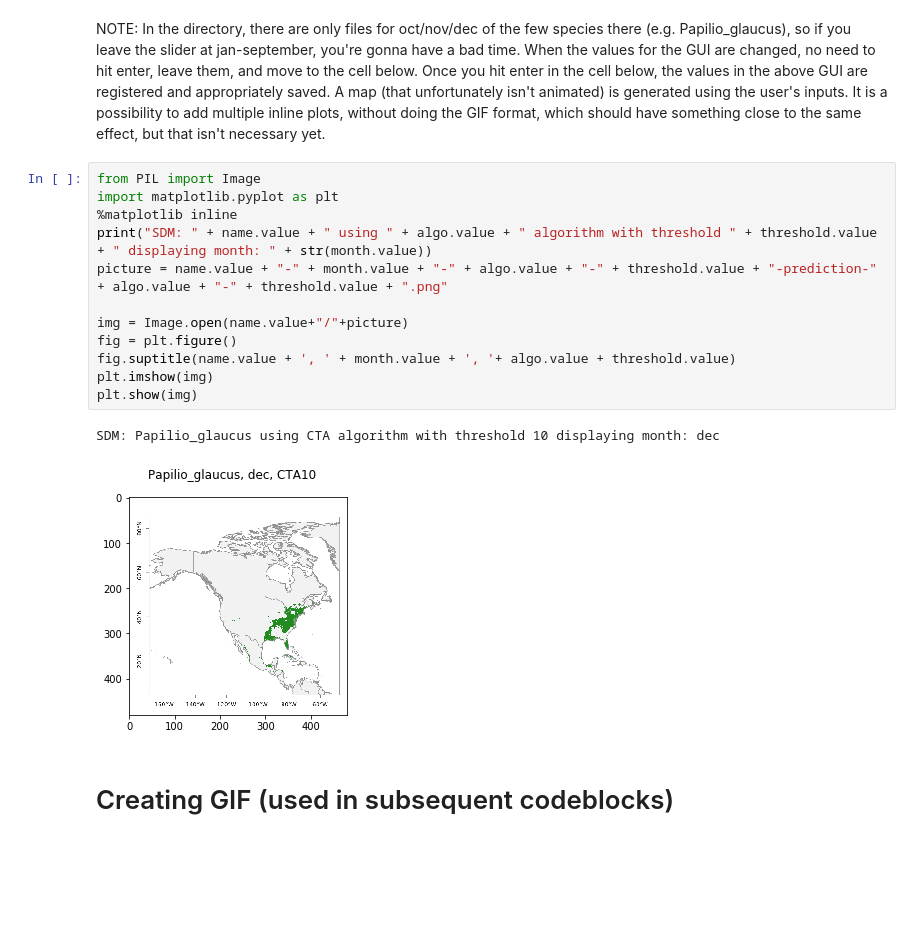
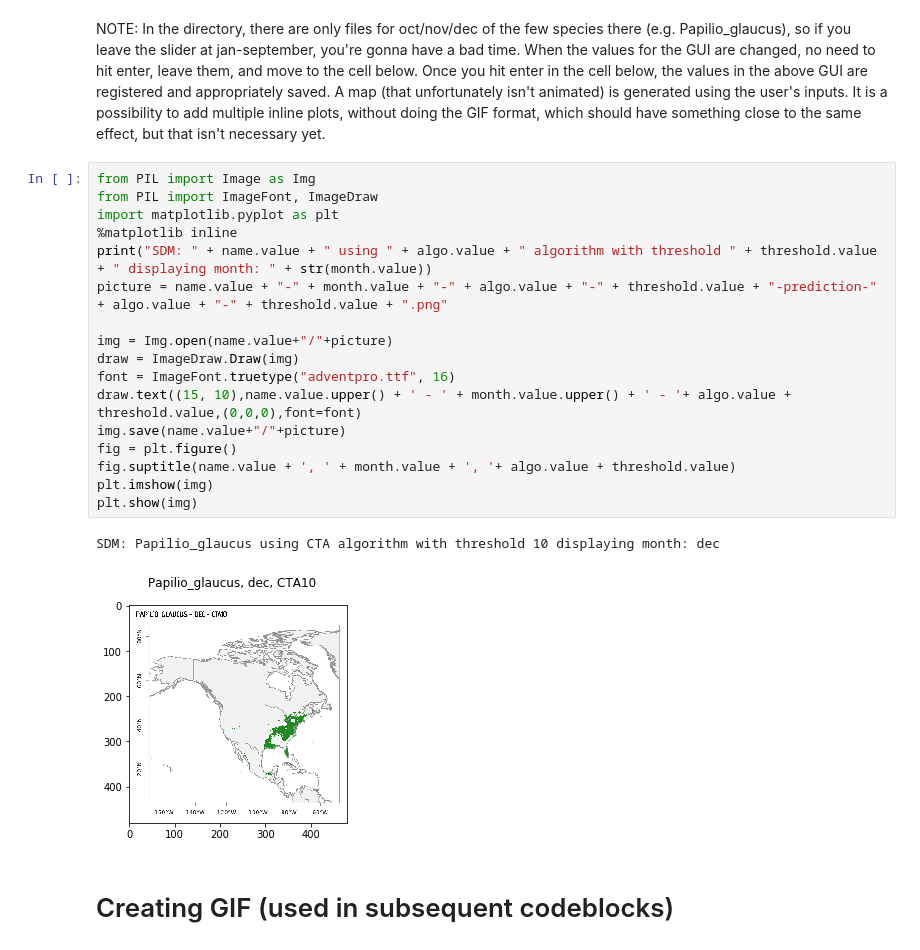
Before and after one commit to trillsauceda/playground, a Jupyter notebook: Command.ipynb, the cells around one changed output. Cells and saved outputs as stored; diff of their text form; blank space fills up the shorter version.

```diff
--- a/Command.ipynb
+++ b/Command.ipynb
@@ -44,20 +40,25 @@ If you're reading this message in another frontend (for example, a static render
 # %% [markdown]
 NOTE: In the directory, there are only files for oct/nov/dec of the few species there (e.g. Papilio_glaucus), so if you leave the slider at jan-september, you're gonna have a bad time. When the values for the GUI are changed, no need to hit enter, leave them, and move to the cell below. Once you hit enter in the cell below, the values in the above GUI are registered and appropriately saved. A map (that unfortunately isn't animated) is generated using the user's inputs. It is a possibility to add multiple inline plots, without doing the GIF format, which should have something close to the same effect, but that isn't necessary yet.
 # %%
-from PIL import Image
+from PIL import Image as Img
+from PIL import ImageFont, ImageDraw
 import matplotlib.pyplot as plt
 %matplotlib inline
 print("SDM: " + name.value + " using " + algo.value + " algorithm with threshold " + threshold.value + " displaying month: " + str(month.value))
 picture = name.value + "-" + month.value + "-" + algo.value + "-" + threshold.value + "-prediction-" + algo.value + "-" + threshold.value + ".png"
 
-img = Image.open(name.value+"/"+picture)
+img = Img.open(name.value+"/"+picture)
+draw = ImageDraw.Draw(img)
+font = ImageFont.truetype("adventpro.ttf", 16)
+draw.text((15, 10),name.value.upper() + ' - ' + month.value.upper() + ' - '+ algo.value + threshold.value,(0,0,0),font=font)
+img.save(name.value+"/"+picture)
 fig = plt.figure()
 fig.suptitle(name.value + ', ' + month.value + ', '+ algo.value + threshold.value)
 plt.imshow(img)
 plt.show(img)
 # %% [output]
 SDM: Papilio_glaucus using CTA algorithm with threshold 10 displaying month: dec
-[figure, old version]
+[figure, new version]
 # %% [markdown]
 # Creating GIF (used in subsequent codeblocks)
 # %%
```
Also changed, not shown: parts of 3 cells of this notebook, 5 other files.
